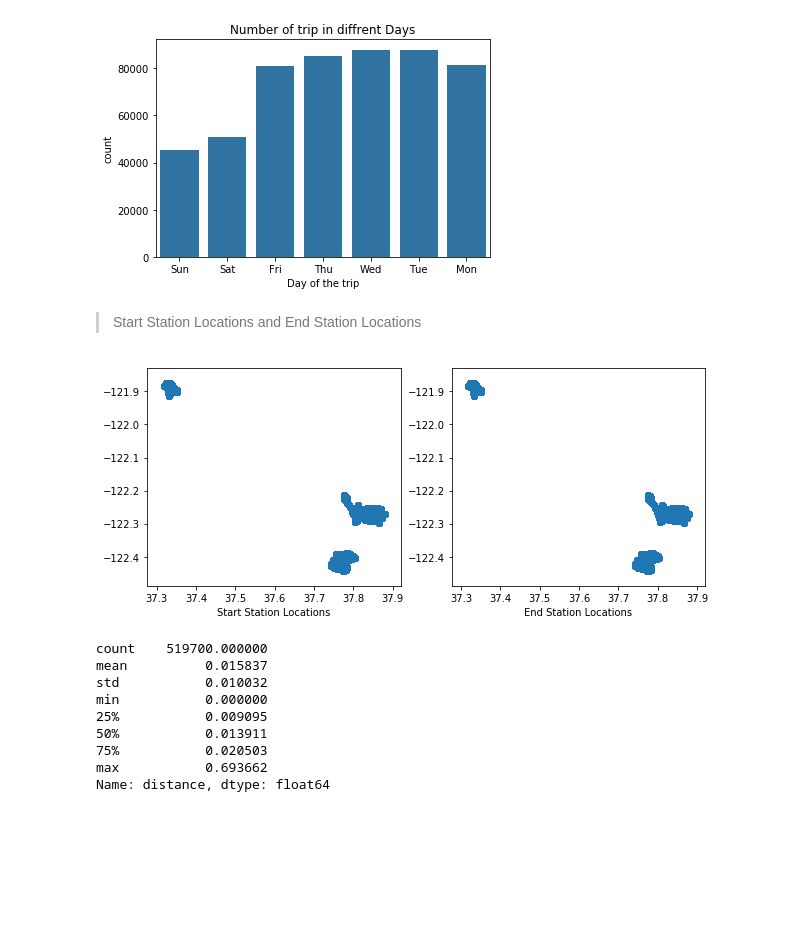
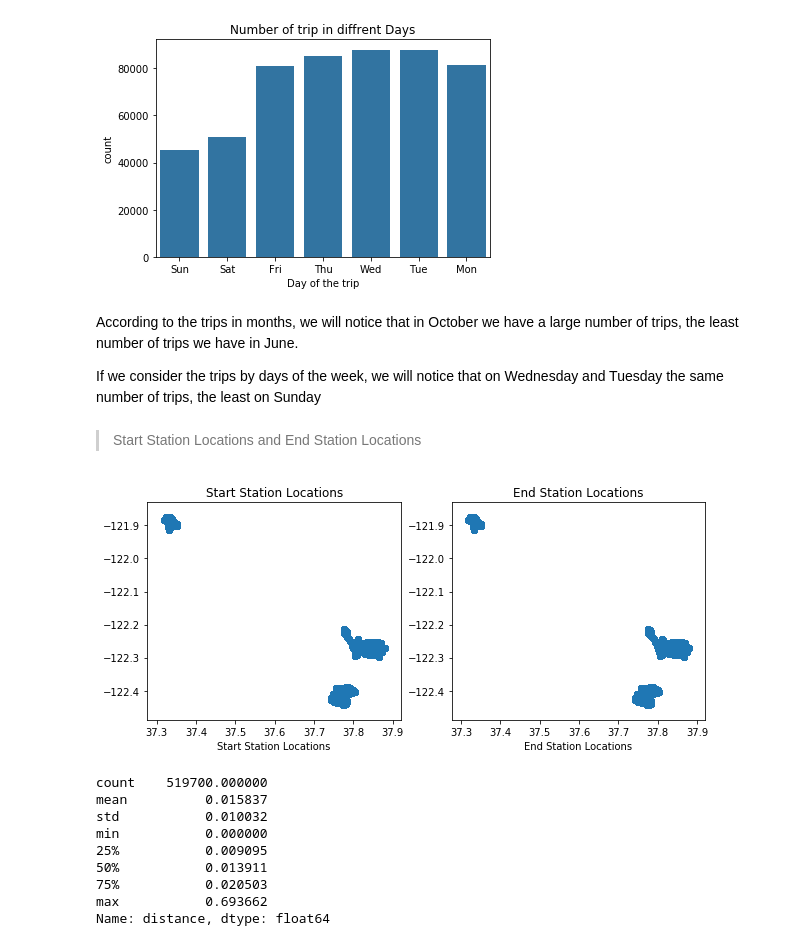
Before and after one commit to AssemgulK/Ford-GoBike-System-Data, a Jupyter notebook: exploration_template_KA.ipynb, the cells around one changed output. Drawn from its saved outputs; the diff is of its cells as text; code cells hidden in the pictures; blank space fills up the shorter version.

```diff
--- a/exploration_template_KA.ipynb
+++ b/exploration_template_KA.ipynb
@@ -203,20 +207,26 @@ plt.xlabel('Day of the trip')
 plt.title('Number of trip in diffrent Days');
 # %% [output]
 [figure]
+# %% [markdown]
+According to the trips in months, we will notice that in October we have a large number of trips, the least number of trips we have in June.
+
+If we consider the trips by days of the week, we will notice that on Wednesday and Tuesday the same number of trips, the least on Sunday
 # %% [markdown]
 > Start Station Locations and End Station Locations
 # %%
 plt.figure(figsize=[10, 4])
 
 plt.subplot(1, 2, 1)
 plt.scatter(data=df_clean, x='start_station_latitude', y='start_station_longitude')
 plt.xlabel('Start Station Locations')
+plt.title('Start Station Locations');
 
 plt.subplot(1, 2, 2)
 plt.scatter(data=df_clean, x='end_station_latitude', y='end_station_longitude')
 plt.xlabel('End Station Locations');
+plt.title('End Station Locations');
 # %% [output]
-[figure, old version]
+[figure, new version]
 # %%
 df_clean['distance'] = np.sqrt((df_clean.start_station_longitude - df_clean.end_station_longitude) ** 2
                                + (df_clean.start_station_latitude - df_clean.end_station_latitude) ** 2)
```
Also changed, not shown: parts of 15 cells of this notebook, 3 other files.
